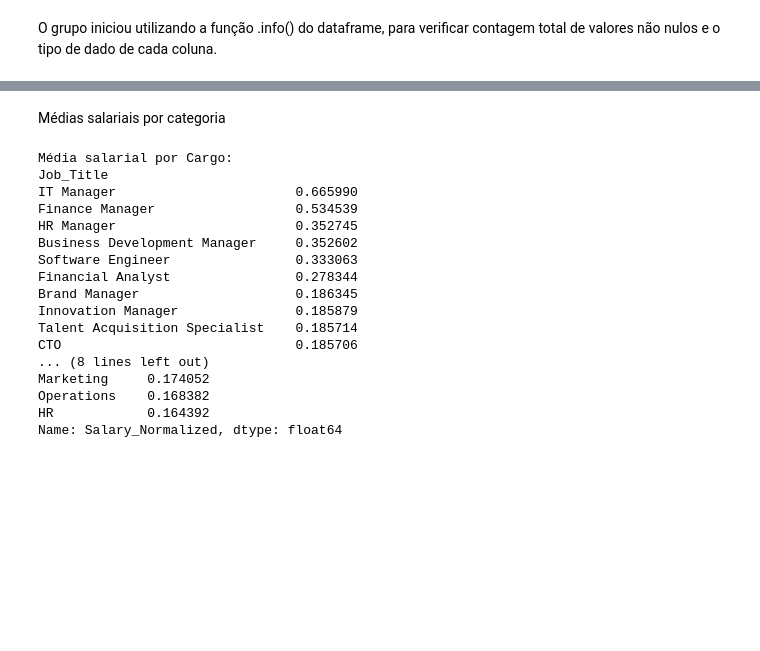
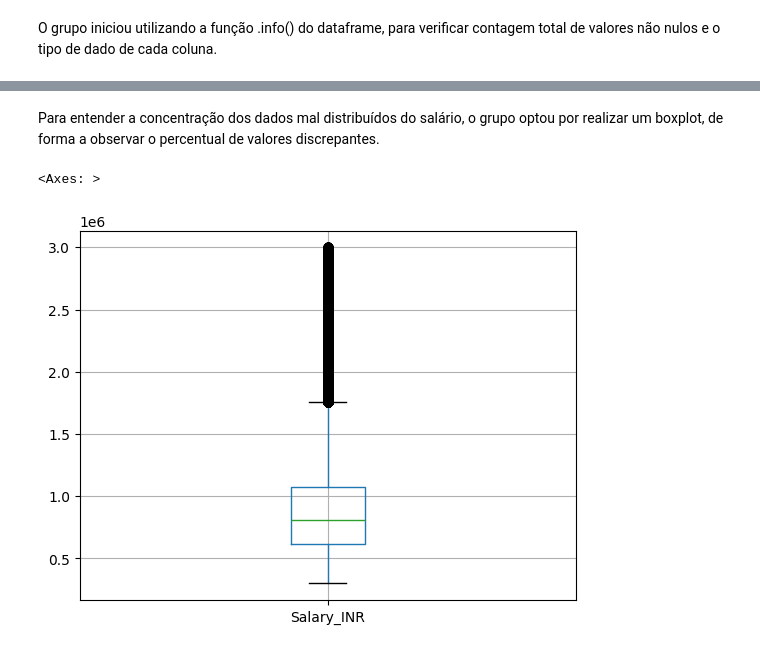
Before and after one commit to EngSoftwareABL/ProjetoAC2_ReconhecimentoPadr-es, a Jupyter notebook: Dataset_Salario.ipynb, the cells around one changed output, grey strips where cells are left out. Drawn from its saved outputs; the diff is of its cells as text; code cells hidden in the pictures; blank space fills up the shorter version.

```diff
--- a/Dataset_Salario.ipynb
+++ b/Dataset_Salario.ipynb
@@ -153,27 +88,7 @@ plt.show()
-# %% [markdown]
-Médias salariais por categoria
-# %%
-if 'Job_Title' in df_salario.columns and 'Department' in df_salario.columns:
-    print("Média salarial por Cargo:")
-    print(df_salario.groupby('Job_Title')['Salary_Normalized'].mean().sort_values(ascending=False).head(10))
-
-    print("\nMédia salarial por Departamento:")
-    print(df_salario.groupby('Department')['Salary_Normalized'].mean().sort_values(ascending=False).head(10))
-# %% [output]
-Média salarial por Cargo:
-Job_Title
-IT Manager                       0.665990
-Finance Manager                  0.534539
-HR Manager                       0.352745
-Business Development Manager     0.352602
-Software Engineer                0.333063
-Financial Analyst                0.278344
-Brand Manager                    0.186345
-Innovation Manager               0.185879
-Talent Acquisition Specialist    0.185714
-CTO                              0.185706
-... (8 lines left out)
-Marketing     0.174052
-Operations    0.168382
-HR            0.164392
-Name: Salary_Normalized, dtype: float64
+# %% [markdown]
+Para entender a concentração dos dados mal distribuídos do salário, o grupo optou por realizar um boxplot, de forma a observar o percentual de valores discrepantes.
+# %%
+df_salario.boxplot(column='Salary_INR')
+# %% [output]
+<Axes: >
+[figure, added]
```
Also changed, not shown: parts of 17 cells of this notebook.
